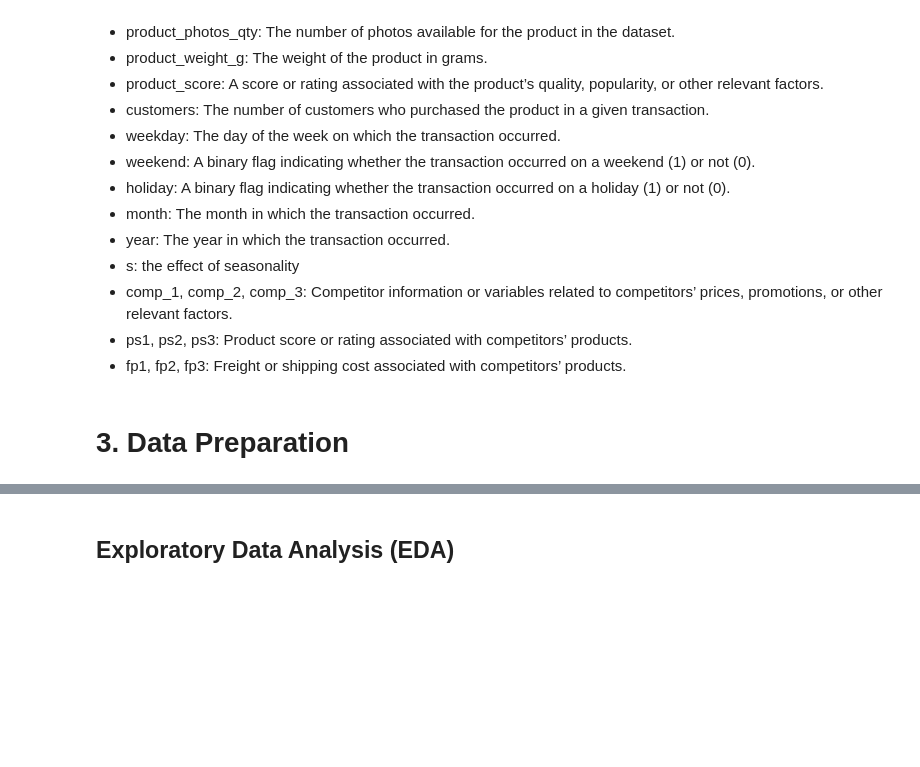
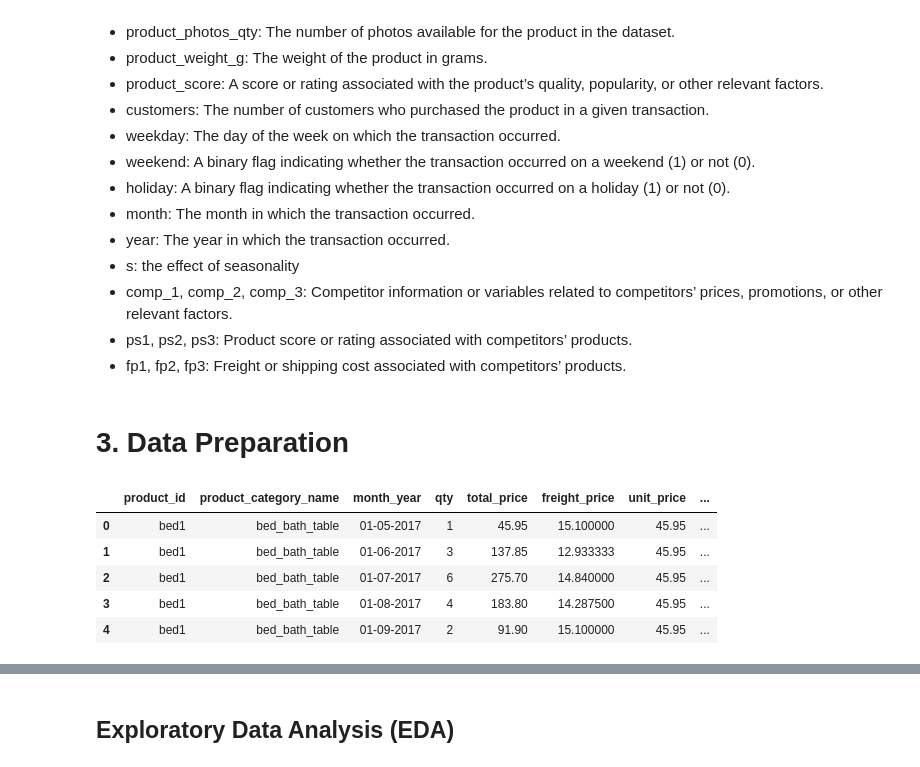
Before and after one commit to Mercy-Njambi/Retail-Price-Optimization, a Jupyter notebook: notebooks/Data analysis.ipynb, the cells around one changed output, grey strips where cells are left out. Cells and saved outputs as stored; diff of their text form; code cells hidden in the pictures; blank space fills up the shorter version.

```diff
--- a/notebooks/Data analysis.ipynb
+++ b/notebooks/Data analysis.ipynb
@@ -42,0 +48,15 @@ from matplotlib import pyplot as plt
+# %%
+# importing the data
+
+data = pd.read_csv(r'C:\Users\w.selen.KEEMBLT0011\Desktop\Mercy\DataScience\Retail Price Optimization\data\raw\archive\retail_price.csv')
+
+# previewing the data
+
+data.head()
+# %% [output]
+|  | product_id | product_category_name | month_year | qty | total_price | freight_price | unit_price | ... |
+| 0 | bed1 | bed_bath_table | 01-05-2017 | 1 | 45.95 | 15.100000 | 45.95 | ... |
+| 1 | bed1 | bed_bath_table | 01-06-2017 | 3 | 137.85 | 12.933333 | 45.95 | ... |
+| 2 | bed1 | bed_bath_table | 01-07-2017 | 6 | 275.70 | 14.840000 | 45.95 | ... |
+| 3 | bed1 | bed_bath_table | 01-08-2017 | 4 | 183.80 | 14.287500 | 45.95 | ... |
+| 4 | bed1 | bed_bath_table | 01-09-2017 | 2 | 91.90 | 15.100000 | 45.95 | ... |
```
Also changed, not shown: parts of 14 cells of this notebook.
